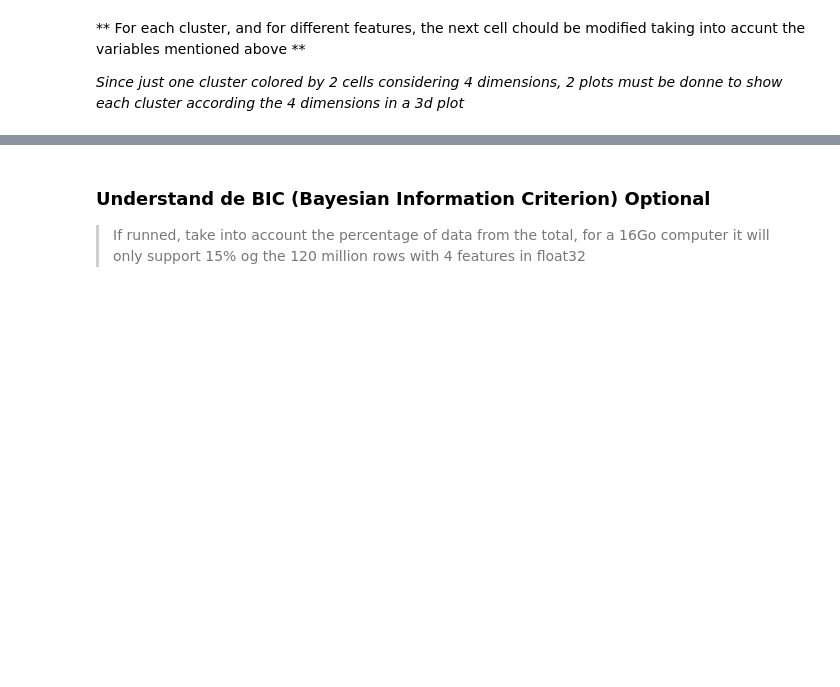
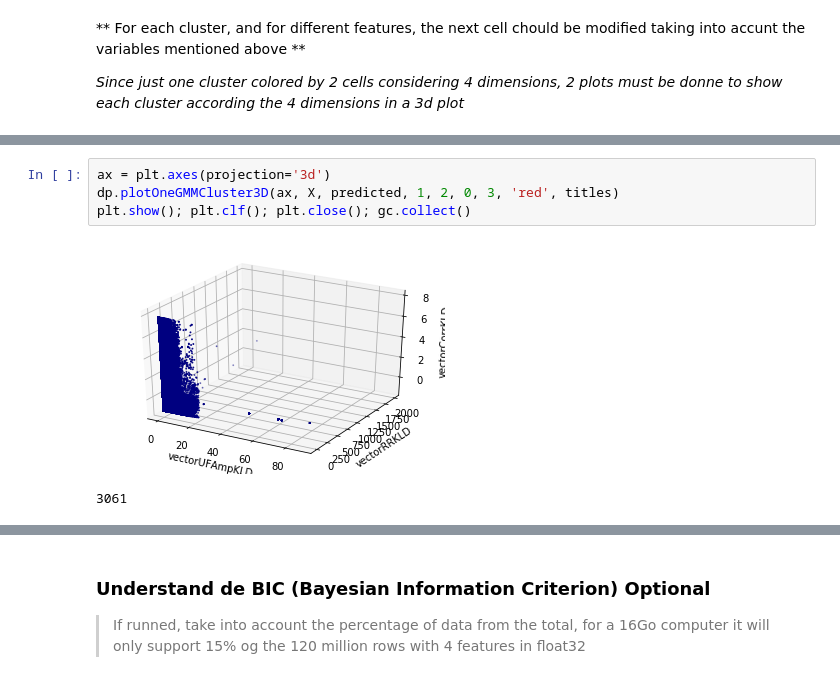
Before and after one commit to valeporti/stg_ete, a Jupyter notebook: all_in_one.ipynb, the cells around one changed output, grey strips where cells are left out. Cells and saved outputs as stored; diff of their text form; blank space fills up the shorter version.

```diff
--- a/all_in_one.ipynb
+++ b/all_in_one.ipynb
@@ -169,2 +210,9 @@ predicted = gmm_to_print.predict(X)
+# %%
+ax = plt.axes(projection='3d')
+dp.plotOneGMMCluster3D(ax, X, predicted, 1, 2, 0, 3, 'red', titles)
+plt.show(); plt.clf(); plt.close(); gc.collect()
+# %% [output]
+[figure, added]
+3061
 # %%
 ax = plt.axes(projection='3d')
```
Also changed, not shown: parts of 26 cells of this notebook, 5 other files.
